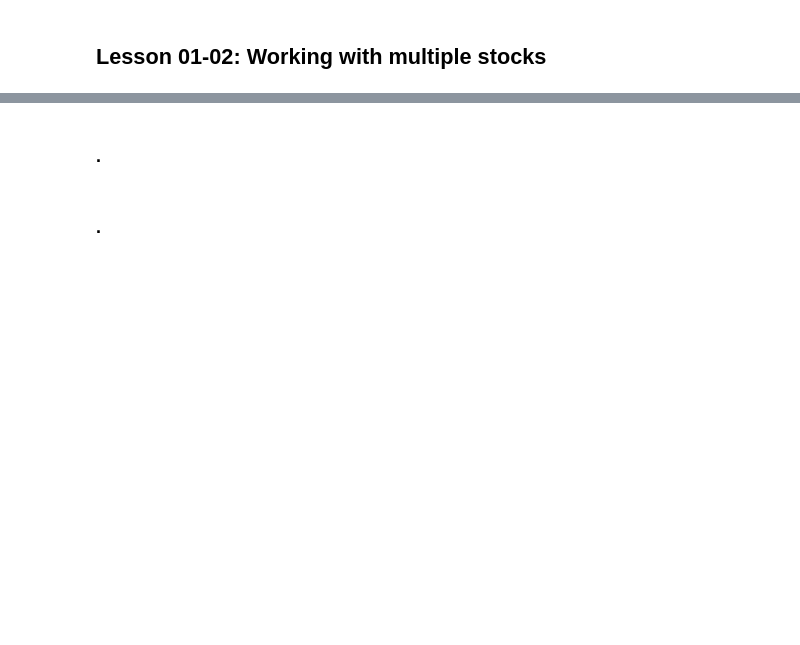
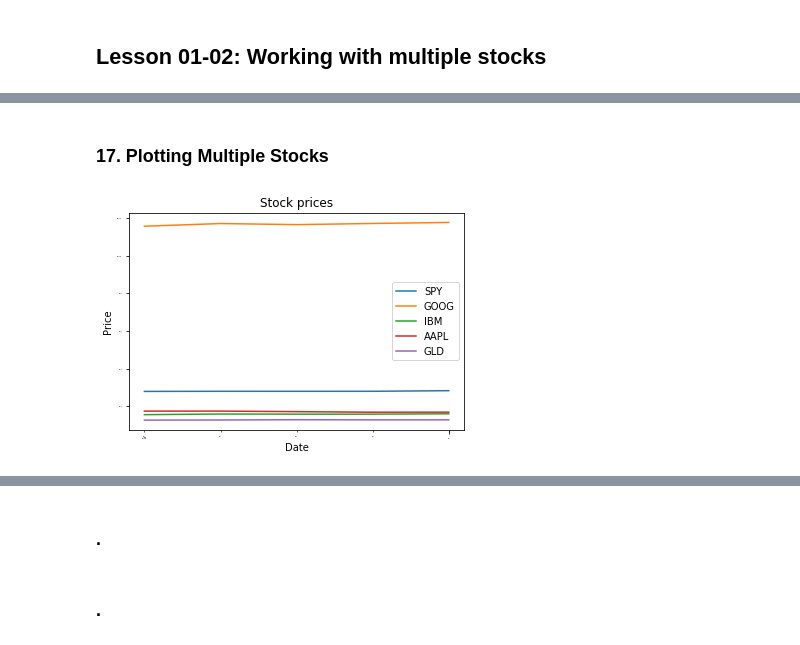
Before and after one commit to samosapiens/machine_learning, a Jupyter notebook: ML_Trading_Course/Machine Learning for Trading.ipynb, the cells around one changed output, grey strips where cells are left out. Cells and saved outputs as stored; diff of their text form; code cells hidden in the pictures; blank space fills up the shorter version.

```diff
--- a/ML_Trading_Course/Machine Learning for Trading.ipynb
+++ b/ML_Trading_Course/Machine Learning for Trading.ipynb
@@ -327,0 +489,31 @@ test_run_plot_two_columns()
+# %%
+import os
+
+def symbol_to_path(symbol, base_dir="data"):
+    """Return CSV file path given ticker symbol."""
+    return os.path.join(base_dir, "{}.csv".format(str(symbol)))
+
+def get_data(symbols, dates):
+    """Read stock data (adjusted close) for given symbols from CSV files."""
+    df = pd.DataFrame(index=dates)
+    if 'SPY' not in symbols:  # add SPY for reference, if absent
+        symbols.insert(0, 'SPY')
+    for symbol in symbols:
+        other = pd.read_csv(symbol_to_path(symbol), index_col='Date',
+                            parse_dates=True, usecols=['Date', 'Adj Close'],
+                            na_values=['nan'])
+        other = other.rename(columns={'Adj Close': symbol})
+        df = df.join(other, how='inner')
+    return df
+
+def test_run_multistocks():
+    # Define a date range
+    dates = pd.date_range('2018-01-22', '2018-01-26')
+    # Choose stock symbols to read
+    symbols = ['GOOG', 'IBM', 'AAPL', 'GLD']
+    # Get stock data
+    df = get_data(symbols, dates)
+    print df
+    return df
+
+df = test_run_multistocks()
@@ -327,0 +567,13 @@ test_run_plot_two_columns()
+# %% [markdown]
+### 17. Plotting Multiple Stocks
+# %%
+def plot_data(df, title='Stock prices'):
+    '''Plot stock prices'''
+    ax = df.plot(title=title, fontsize=2)
+    ax.set_xlabel('Date')
+    ax.set_ylabel('Price')
+    plt.show()
+
+plot_data(df)
+# %% [output]
+[figure, added]
```
Also changed, not shown: parts of 109 cells of this notebook, 36 other files.
